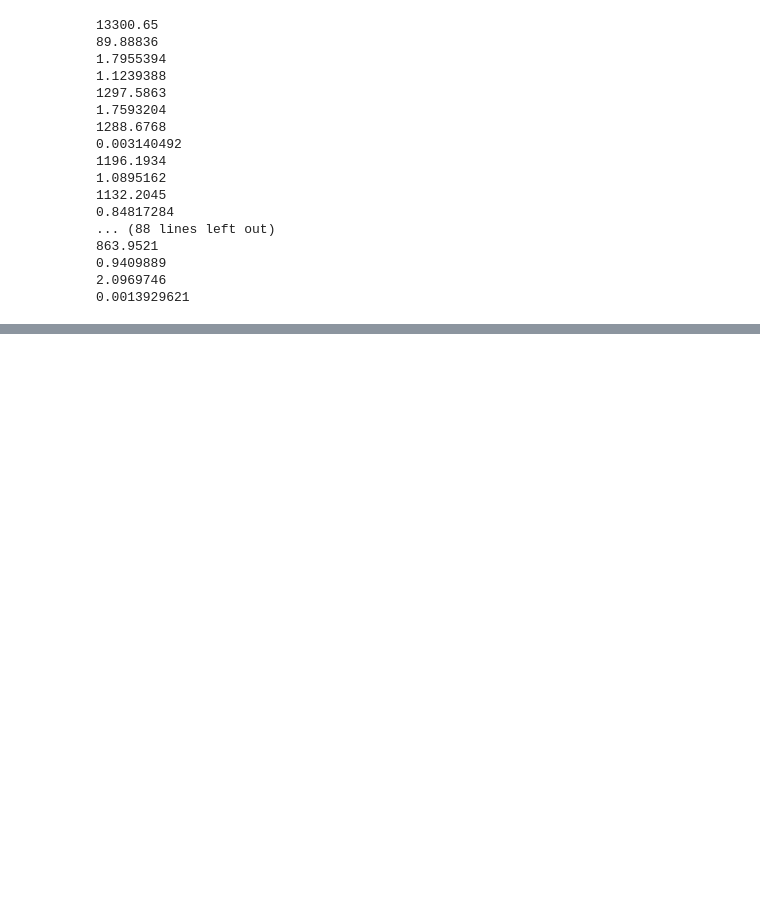
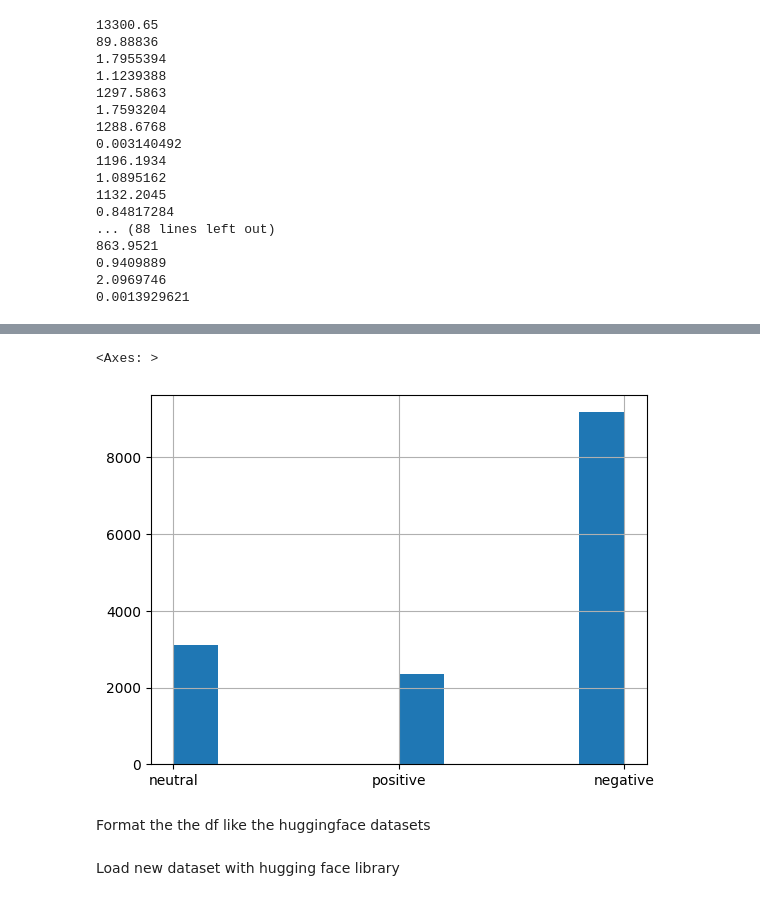
Before and after one commit to KlemPear/MachineLearning, a Jupyter notebook: Transformers/Fine_Tuning_Sentiment_Analysis.ipynb, the cells around one changed output, grey strips where cells are left out. Drawn from its saved outputs; the diff is of its cells as text; code cells hidden in the pictures; blank space fills up the shorter version.

Commit message:
transformers fine tuning with custom dataset

```diff
--- a/Transformers/Fine_Tuning_Sentiment_Analysis.ipynb
+++ b/Transformers/Fine_Tuning_Sentiment_Analysis.ipynb
@@ -236,0 +247,3 @@ for p1, p2 in zip(params_before, params_after):
+# %%
+df_ = pd.read_csv('../../datasets/tweets/AirlineTweets.csv')
+df_.head()
@@ -236,0 +257,3 @@ for p1, p2 in zip(params_before, params_after):
+# %%
+df = df_[['airline_sentiment', 'text']].copy()
+df.head()
@@ -236,0 +267,5 @@ for p1, p2 in zip(params_before, params_after):
+# %%
+df['airline_sentiment'].hist()
+# %% [output]
+<Axes: >
+[figure, added]
@@ -236,0 +275,2 @@ for p1, p2 in zip(params_before, params_after):
+# %% [markdown]
+Format the the df like the huggingface datasets
@@ -236,0 +281,2 @@ for p1, p2 in zip(params_before, params_after):
+# %% [markdown]
+Load new dataset with hugging face library
```
Also changed, not shown: parts of 33 cells of this notebook.
